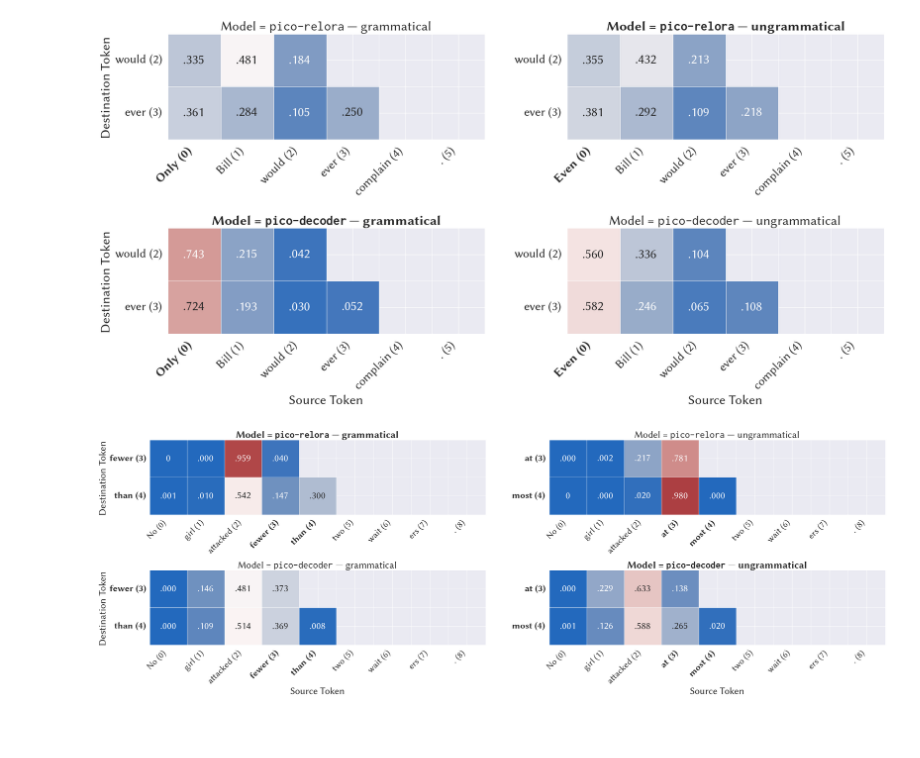
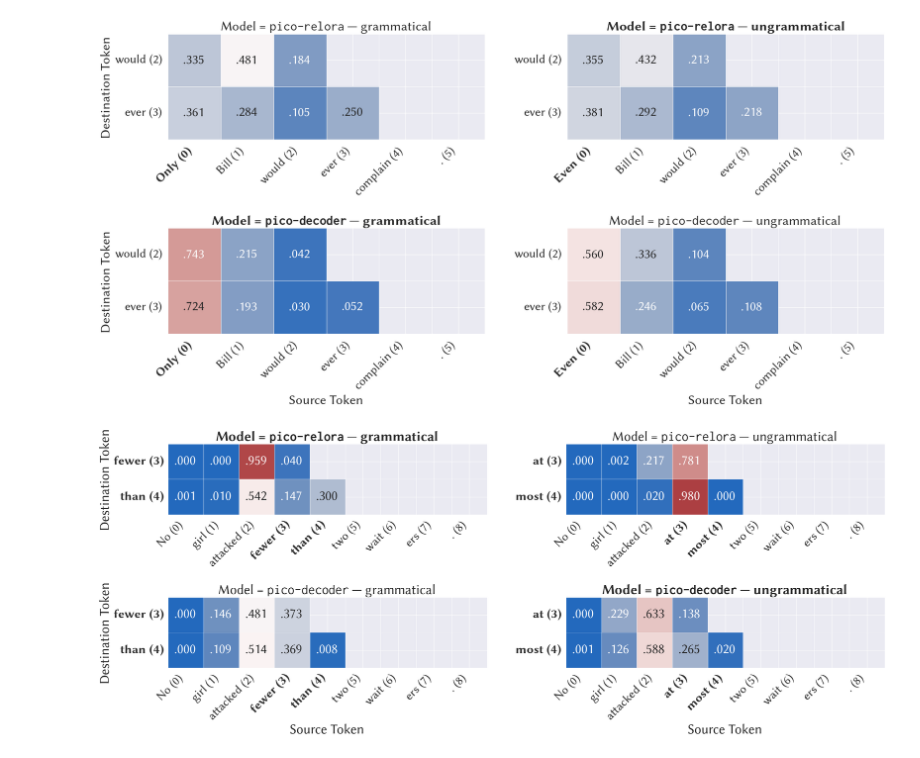
Before and after one commit to Yu-val-weiss/relora-pico, a Jupyter notebook: notebooks/attn-scores.ipynb, the cells around one changed output. Drawn from its saved outputs; the diff is of its cells as text; code cells hidden in the pictures; blank space fills up the shorter version.

Commit message:
graphs

```diff
--- a/notebooks/attn-scores.ipynb
+++ b/notebooks/attn-scores.ipynb
@@ -376,11 +376,11 @@ def comparison_plot(
             ylabels = labels
 
         def custom_fmt(x):
-            rnd = round(x, 5)
-            if rnd == 1:
-                return "1"
-            if rnd == 0:
-                return "0"
+            # rnd = round(x, 3)
+            # if rnd == 1:
+            #     return "1"
+            # if rnd == 0:
+            #     return "0"
             return f"{x:.3f}".lstrip("0")
 
         ax = sns.heatmap(
@@ -455,15 +455,15 @@ comparison_plot(
 # %%
 comparison_plot(
     sent_pair=2,
     layer=11,
     head=4,
     filename="qnt-attn-score-l11h4",
     show_bar=False,
     height=5,
-    font_scale=2.2,
+    font_scale=2.5,
     focus_row=[3, 4],
-    aspect=3,
+    aspect=2.5,
     share_labels=True,
 )
 # %% [output]
-[figure, old version]
+[figure, new version]
```
Also changed, not shown: parts of 2 cells of this notebook, 3 other files.
